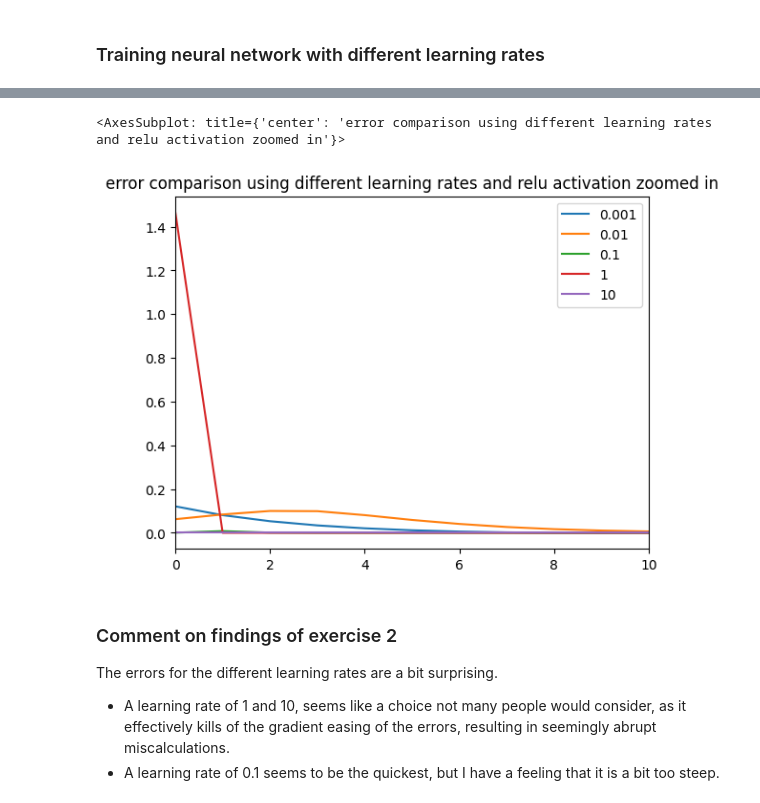
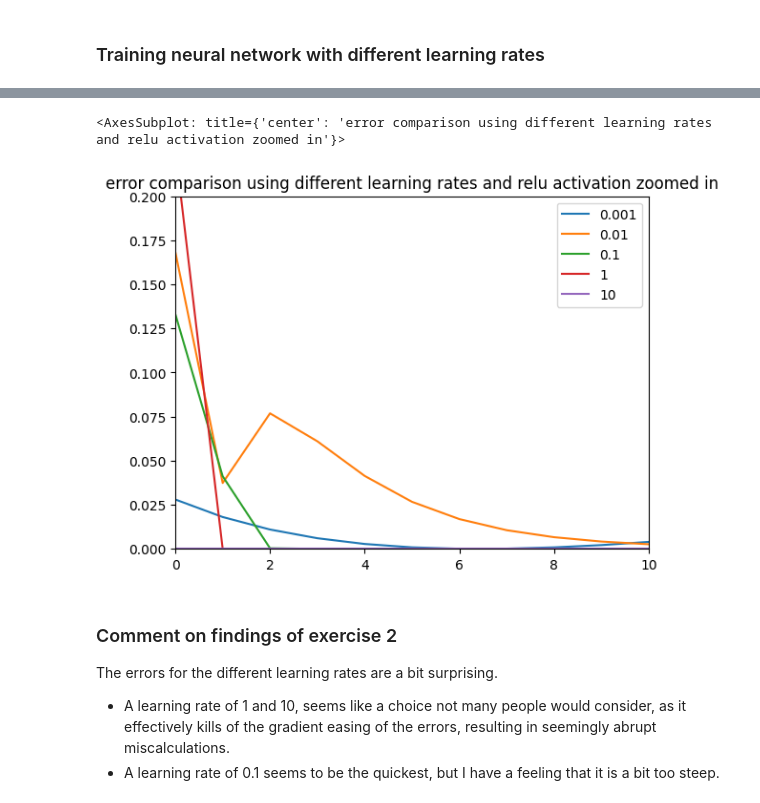
Before and after one commit to carlosreiakvam-uit/AI-Neural, a Jupyter notebook: mandatory_asignments/mandatory_2/assignment_2_carlos_reiakvam.ipynb, the cells around one changed output, grey strips where cells are left out. Drawn from its saved outputs; the diff is of its cells as text; code cells hidden in the pictures.

```diff
--- a/mandatory_asignments/mandatory_2/assignment_2_carlos_reiakvam.ipynb
+++ b/mandatory_asignments/mandatory_2/assignment_2_carlos_reiakvam.ipynb
@@ -154,8 +154,8 @@ df.plot(title="error comparison using different learning rates and relu activati
 # %%
-df.plot(title="error comparison using different learning rates and relu activation zoomed in", xlim=[0, 10])
+df.plot(title="error comparison using different learning rates and relu activation zoomed in", xlim=[0, 10], ylim=[0,0.2])
 # %% [output]
 <AxesSubplot: title={'center': 'error comparison using different learning rates and relu activation zoomed in'}>
-[figure, old version]
+[figure, new version]
 # %% [markdown]
 ### Comment on findings of exercise 2
 The errors for the different learning rates are a bit surprising.
```
Also changed, not shown: parts of 3 cells of this notebook.
